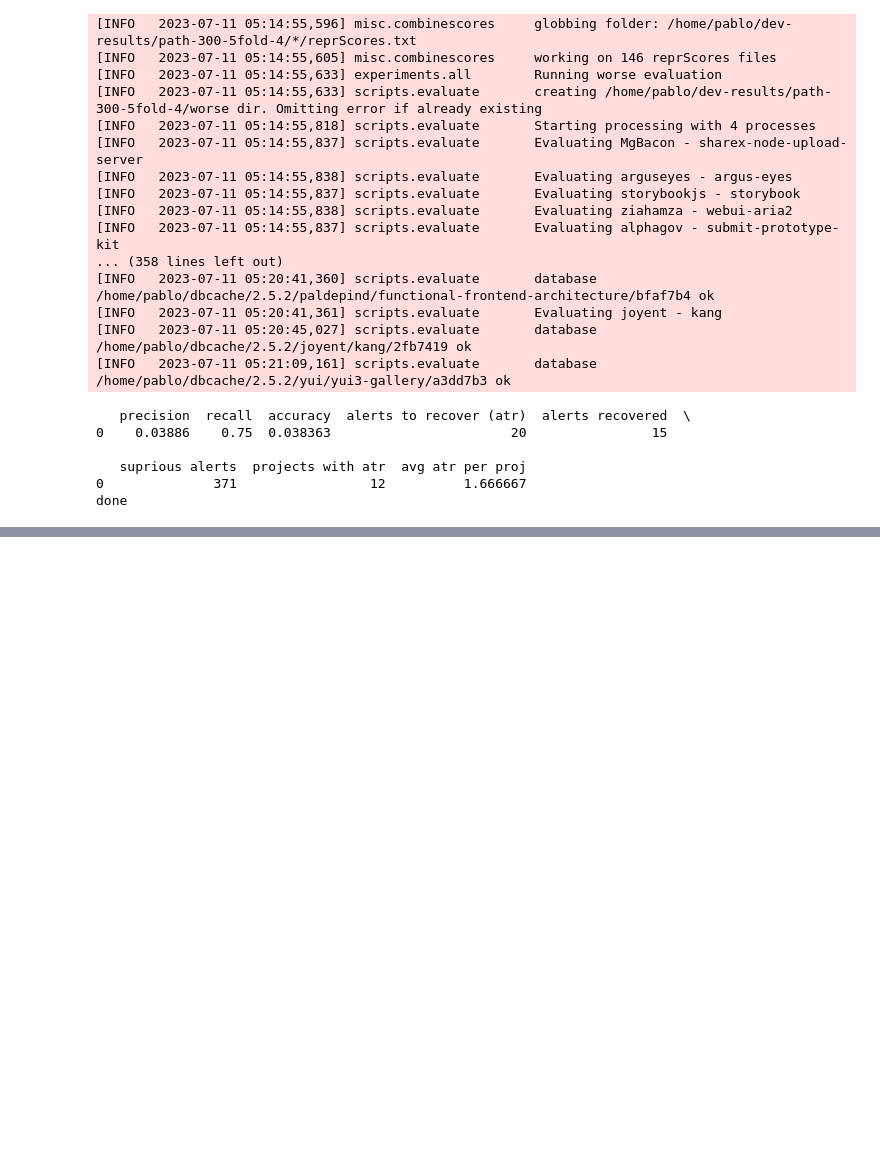
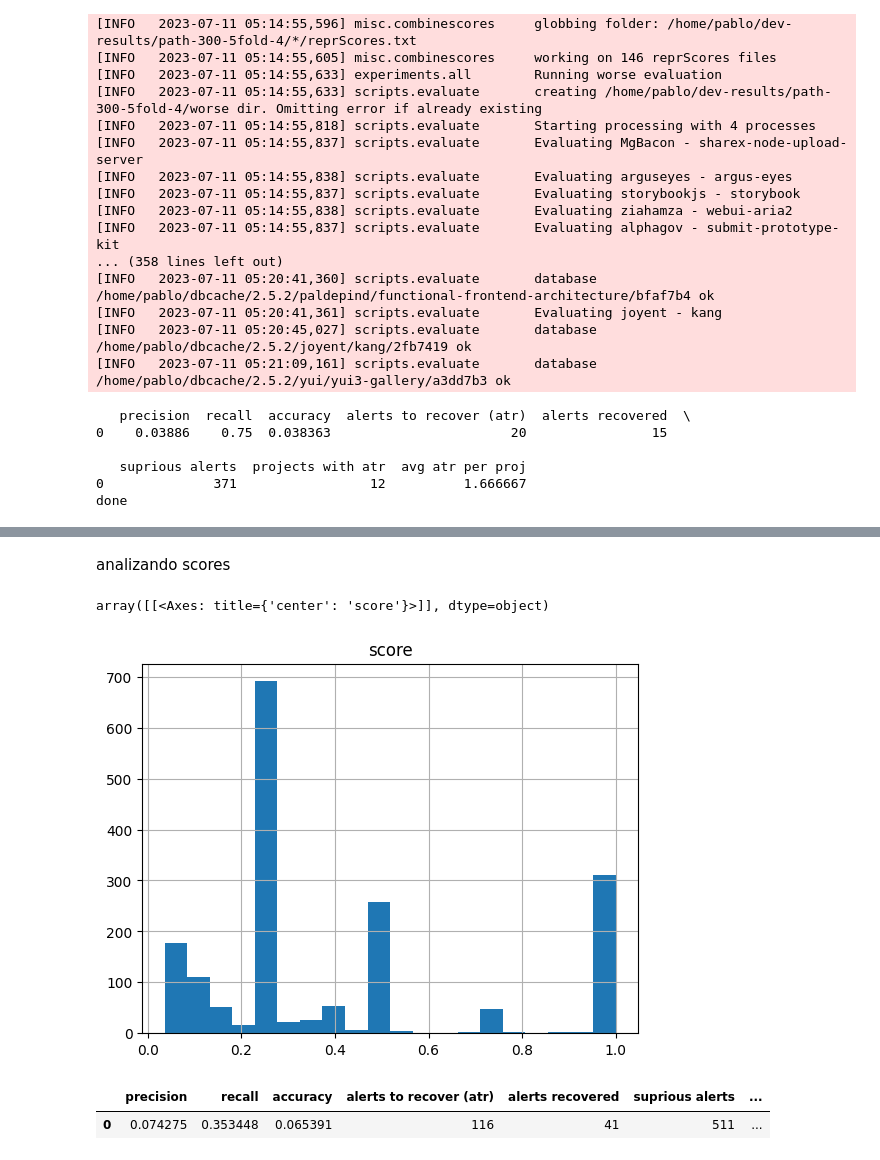
Before and after one commit to thepalbi/tsm-pipeline, a Jupyter notebook: code/notebooks/baseline-path.ipynb, the cells around one changed output, grey strips where cells are left out. Saved outputs shown, nothing was run; the diff lists cells and outputs as text; code cells hidden in the pictures; blank space fills up the shorter version.

Commit message:
sql working + nosql re-run

```diff
--- a/code/notebooks/baseline-path.ipynb
+++ b/code/notebooks/baseline-path.ipynb
@@ -425,3 +457,20 @@ concated_results
 # %%
 with open("path_300_results.csv", "w") as f:
     concated_results.to_csv(f, float_format='%.4f')
+# %% [markdown]
+analizando scores
+# %%
+scores_dfs = []
+for i in range(5):
+    results_dir_i = "%s%d" % (base_results_dir, i)
+    df = pd.read_csv(path_join(results_dir_i, "averaged-results.csv"), names=["repr", "rol", "score"])
+    scores_dfs.append(df)
+pd.concat(scores_dfs).hist(column="score", bins=20)
+# %% [output]
+array([[<Axes: title={'center': 'score'}>]], dtype=object)
+[figure, added]
+# %%
+calculate_scores_df("/home/pablo/dev-results/nosql-rerun-200-5fold-0")
+# %% [output]
+|  | precision | recall | accuracy | alerts to recover (atr) | alerts recovered | suprious alerts | ... |
+| 0 | 0.074275 | 0.353448 | 0.065391 | 116 | 41 | 511 | ... |
```
Also changed, not shown: parts of 7 cells of this notebook, 9 other files.
